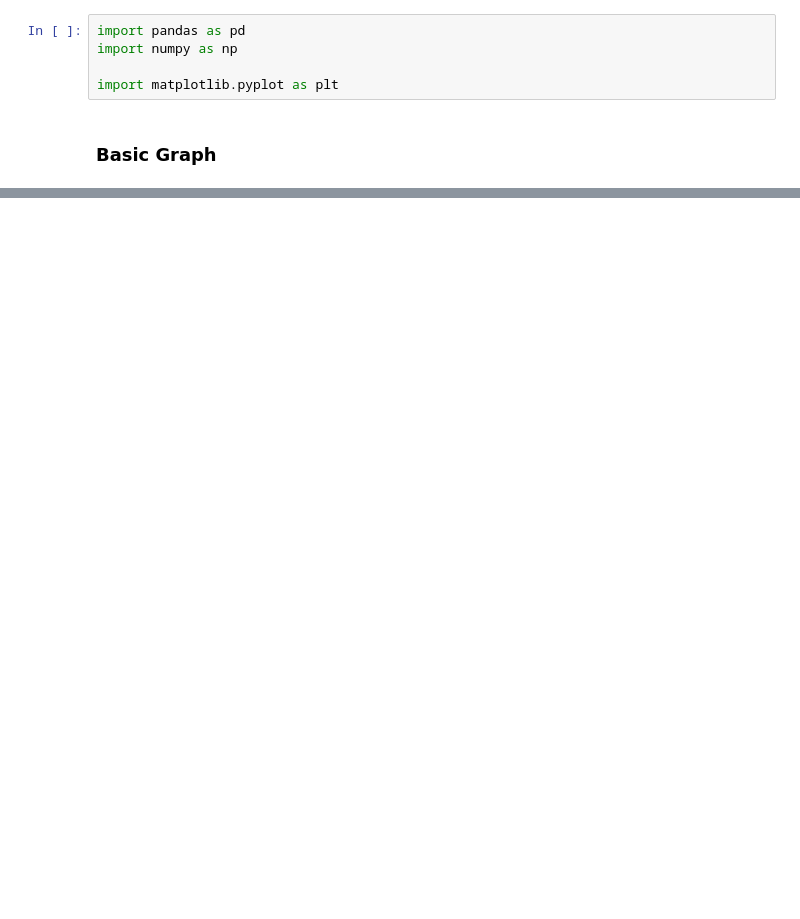
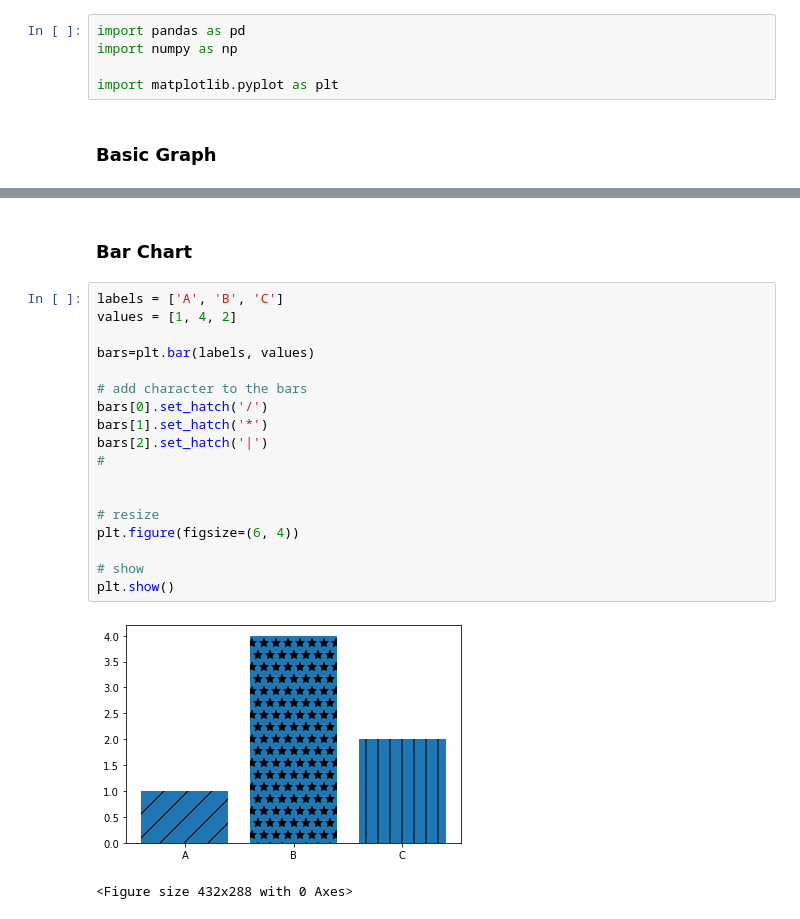
Before and after one commit to lupeluna/Refresh, a Jupyter notebook: matplotlib.ipynb, the cells around one changed output, grey strips where cells are left out. Saved outputs shown, nothing was run; the diff lists cells and outputs as text; blank space fills up the shorter version.

```diff
--- a/matplotlib.ipynb
+++ b/matplotlib.ipynb
@@ -23,0 +45,23 @@ plt.show()
+# %% [markdown]
+### Bar Chart
+# %%
+labels = ['A', 'B', 'C']
+values = [1, 4, 2]
+
+bars=plt.bar(labels, values)
+
+# add character to the bars
+bars[0].set_hatch('/')
+bars[1].set_hatch('*')
+bars[2].set_hatch('|')
+#
+
+
+# resize
+plt.figure(figsize=(6, 4))
+
+# show
+plt.show()
+# %% [output]
+[figure, added]
+<Figure size 432x288 with 0 Axes>
```
Also changed, not shown: parts of 1 cell of this notebook.
